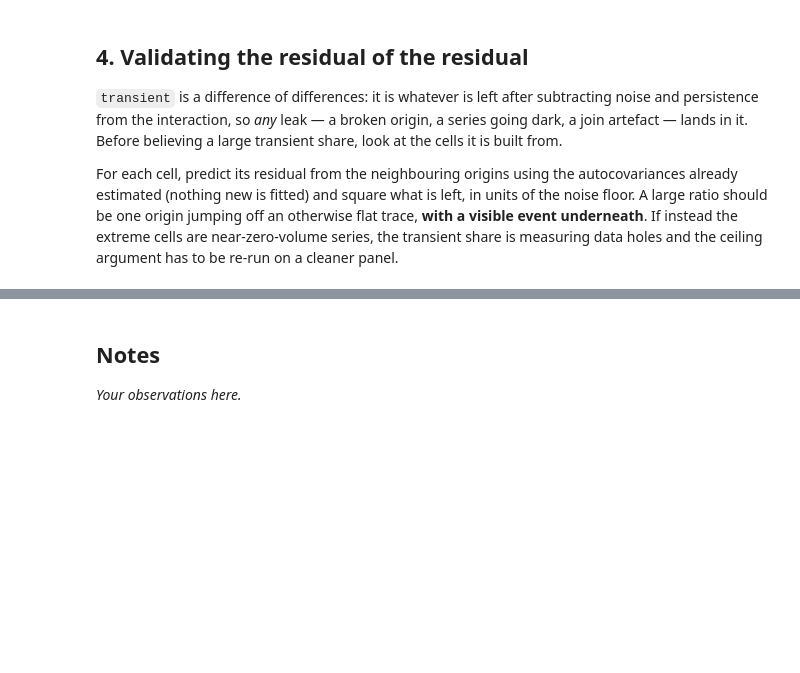
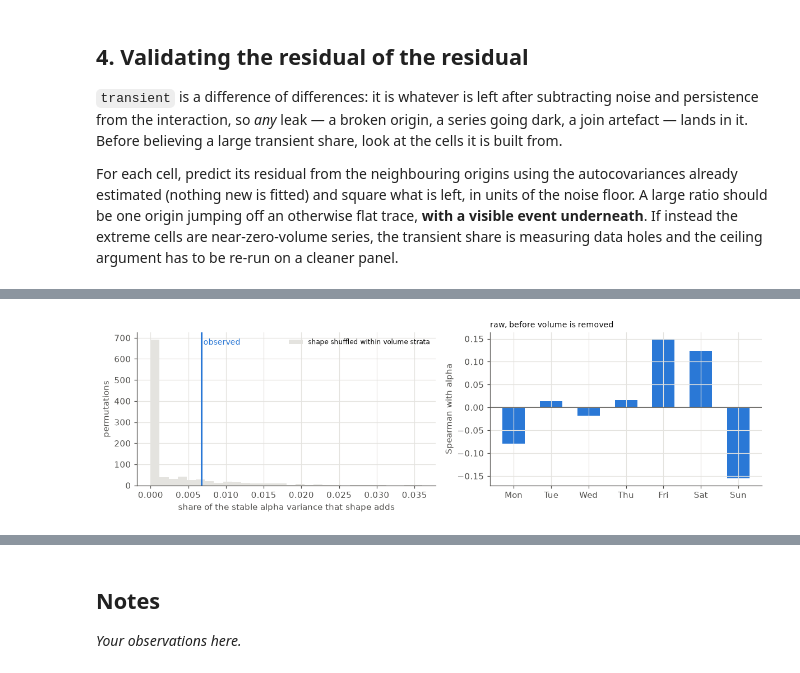
Before and after one commit to amelien-quenet/m5-chronos2, a Jupyter notebook: notebooks/09_error_persistence.ipynb, the cells around one changed output, grey strips where cells are left out. Saved outputs shown, nothing was run; the diff lists cells and outputs as text; code cells hidden in the pictures; blank space fills up the shorter version.

```diff
--- a/notebooks/09_error_persistence.ipynb
+++ b/notebooks/09_error_persistence.ipynb
@@ -387,0 +767,33 @@ The rule was fixed before the data was looked at; here it is applied.
+# %%
+shape_panel = shape_sub
+# %%
+def plot_shape_vs_alpha(stats, alpha, shapes):
+    fig, axes = plt.subplots(1, 2, figsize=(11, 3.4),
+                             gridspec_kw={"width_ratios": [1.1, 1]})
+
+    ax = axes[0]
+    ax.hist(stats["null_increments"], bins=30, color=GRID_COLOR,
+            label="shape shuffled within volume strata")
+    ax.axvline(stats["increment"], color=MAIN_COLOR, linewidth=2)
+    ax.text(stats["increment"], ax.get_ylim()[1] * 0.92, " observed ",
+            ha="left", color=MAIN_COLOR, fontsize=9)
+    ax.set_xlabel("share of the stable alpha variance that shape adds")
+    ax.set_ylabel("permutations")
+    ax.legend(fontsize=8, loc="upper right")
+
+    # Which weekday, if any, tracks difficulty. Descriptive: the test above is joint.
+    ax = axes[1]
+    ax.bar(range(len(stats["spearman_per_weekday"])), stats["spearman_per_weekday"],
+           color=MAIN_COLOR, width=0.6)
+    ax.axhline(0, color=MUTED_TEXT_COLOR, linewidth=1)
+    ax.set_xticks(range(7))
+    ax.set_xticklabels(["Mon", "Tue", "Wed", "Thu", "Fri", "Sat", "Sun"])
+    ax.set_ylabel("Spearman with alpha")
+    ax.set_title("raw, before volume is removed", loc="left", fontsize=9)
+    fig.tight_layout()
+    return fig
+
+plot_shape_vs_alpha(shape_vs_alpha, result.alpha, shape_panel)
+plt.show()
+# %% [output]
+[figure, added]
```
Also changed, not shown: parts of 32 cells of this notebook, 13 other files.
